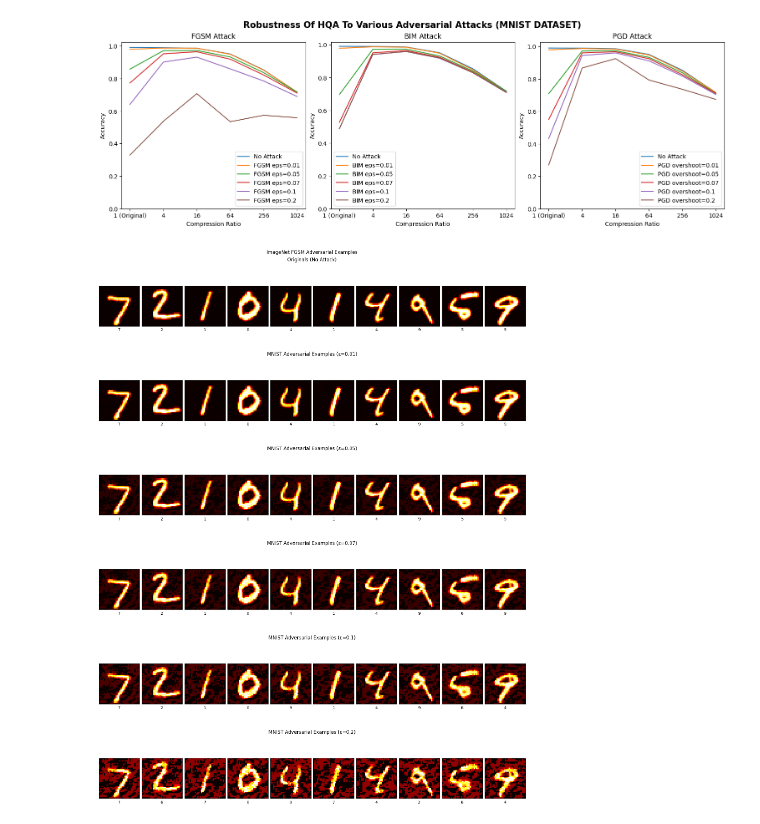
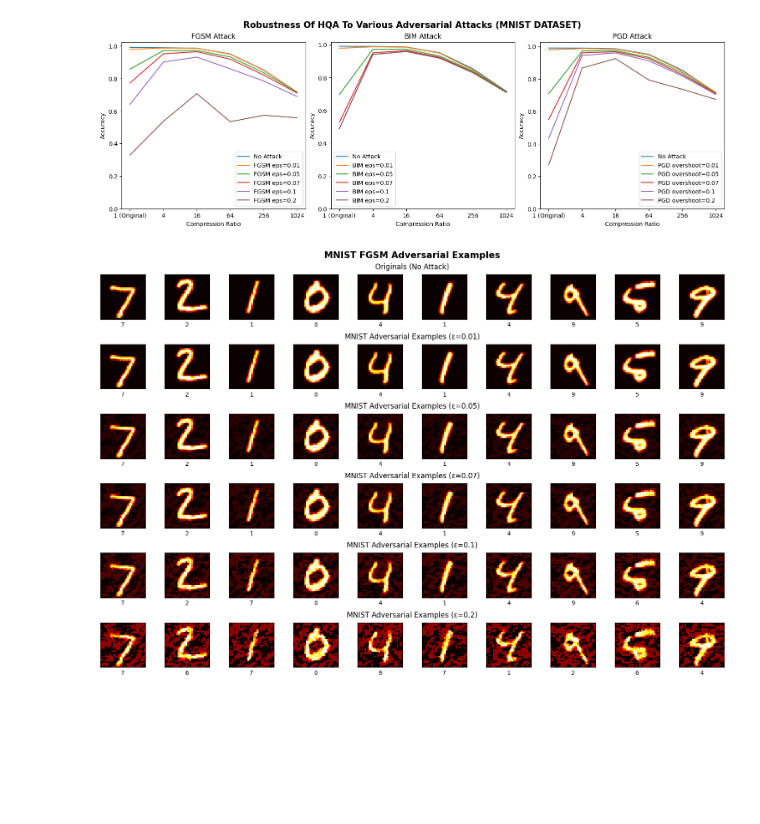
Before and after one commit to armanirodriguez/thesis-code, a Jupyter notebook: MNIST_experiments.ipynb, the cells around one changed output. Saved outputs shown, nothing was run; the diff lists cells and outputs as text; code cells hidden in the pictures; blank space fills up the shorter version.

Commit message:
figsize changed

```diff
--- a/MNIST_experiments.ipynb
+++ b/MNIST_experiments.ipynb
@@ -371,8 +371,8 @@ dataset = dl_test.dataset
 epsilons = [0.01, 0.05, 0.07, 0.1, 0.2]
 
 # create 3x1 subplots
-fig, axs = plt.subplots(nrows=len(epsilons) + 1, ncols=1, constrained_layout=True, figsize=(15,20))
-fig.suptitle('MNIST FGSM Adversarial Examples')
+fig, axs = plt.subplots(nrows=len(epsilons) + 1, ncols=1, constrained_layout=True, figsize=(15,10))
+fig.suptitle('MNIST FGSM Adversarial Examples', fontweight="bold", fontsize=15)
 
 # clear subplots
 for ax in axs:
@@ -387,31 +387,31 @@ for row, subfig in enumerate(subfigs):
     if row == 0:
         subfig.suptitle(f'Originals (No Attack)')
         y_pred = lenet_model(x.to(lenet_model.device))[:num_recons]
         y_pred = y_pred.argmax(axis=1)
         y_pred = list(map(lambda label : label.item(), y_pred))
         for ndx, x_original in enumerate(x[:num_recons]):
             axis = axs[ndx]
             original_img = toImage(x_original)
             axis.get_yaxis().set_ticks([])
             axis.get_xaxis().set_ticks([])
             axis.imshow(original_img, cmap='hot')
             axis.set_xlabel(y_pred[ndx])
     else:
         epsilon = epsilons[row - 1]
         subfig.suptitle(f'MNIST Adversarial Examples (ε={epsilon})')
         attack = torchattacks.FGSM(lenet_model, eps=epsilon)
         attacked_x = attack(x,y)
         attacked_y_pred = lenet_model(attacked_x.to(lenet_model.device))[:num_recons]
         attacked_y_pred = attacked_y_pred.argmax(axis=1)
         attacked_y_pred = list(map(lambda label : label.item(), attacked_y_pred))
         for img_ndx, x_attacked in enumerate(attacked_x[:num_recons]):
             axis = axs[img_ndx]
             attacked_img = toImage(x_attacked)
             axis.get_yaxis().set_ticks([])
             axis.get_xaxis().set_ticks([])
             axis.imshow(attacked_img, cmap='hot')
             axis.set_xlabel(attacked_y_pred[img_ndx])
 plt.savefig("resources/mnist_fgsm.png")
 plt.show()
 # %% [output]
-[figure, old version]
+[figure, new version]
```
Also changed, not shown: 1 other file.
